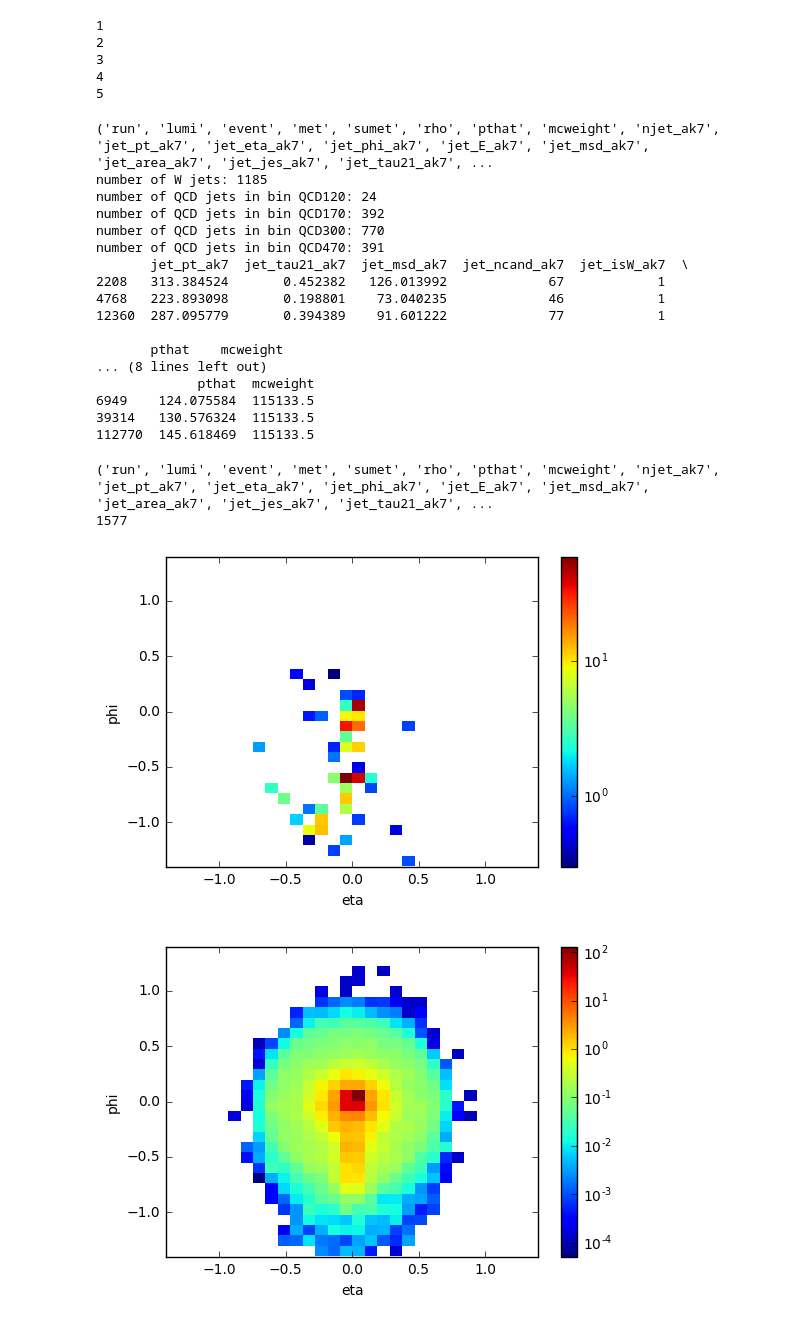
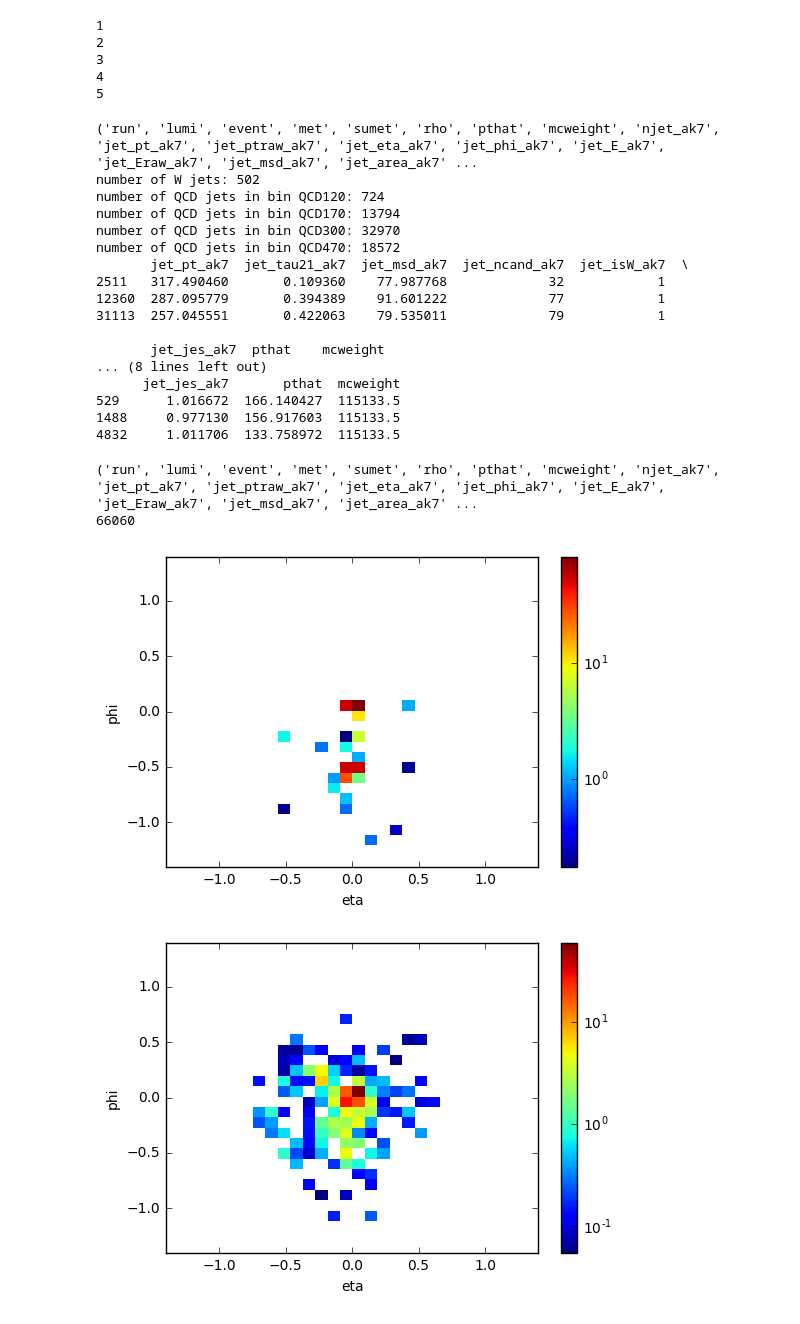
Before and after one commit to awhitbeck/scientific-python-hats, a Jupyter notebook: cms-open-data-ml/MLJEC@MCTruth.ipynb, the cells around one changed output. Saved outputs shown, nothing was run; the diff lists cells and outputs as text; code cells hidden in the pictures.

Commit message:
update to notebook to run image cnn with jec

```diff
--- a/cms-open-data-ml/MLJEC@MCTruth.ipynb
+++ b/cms-open-data-ml/MLJEC@MCTruth.ipynb
@@ -146,11 +156,11 @@ class JetImageGenerator(object):
 # %%
 # get input numpy arrays
 inputs = {}
-inputs['TT'] = glob.glob('output_TT/*job5*.npy')
-inputs['QCD120'] = glob.glob('output_QCD120/*job0*.npy')
-inputs['QCD170'] = glob.glob('output_QCD170/*job0*.npy')
-inputs['QCD300'] = glob.glob('output_QCD300/*job0*.npy')
-inputs['QCD470'] = glob.glob('output_QCD470/*job0*.npy')
+inputs['TT'] = glob.glob('output_TT/*job*.npy')
+inputs['QCD120'] = glob.glob('output_QCD120/*job*.npy')
+inputs['QCD170'] = glob.glob('output_QCD170/*job*.npy')
+inputs['QCD300'] = glob.glob('output_QCD300/*job*.npy')
+inputs['QCD470'] = glob.glob('output_QCD470/*job*.npy')
 
 list_params = {}
 params = {}
@@ -174,9 +184,9 @@ for key, input_files in inputs.iteritems():
 # convert to pandas dataframe
 df_dict = {}
 print params['TT'].dtype.names
-df_dict['TT'] = pd.DataFrame(params['TT'],columns=['jet_pt_ak7','jet_tau21_ak7','jet_msd_ak7','jet_ncand_ak7','jet_isW_ak7', 'pthat','mcweight'])
+df_dict['TT'] = pd.DataFrame(params['TT'],columns=['jet_pt_ak7','jet_tau21_ak7','jet_msd_ak7','jet_ncand_ak7','jet_isW_ak7', 'jet_jes_ak7', 'pthat','mcweight'])
 for QCDbin in ['QCD120','QCD170','QCD300','QCD470']:
-    df_dict[QCDbin] = pd.DataFrame(params[QCDbin],columns=['jet_pt_ak7','jet_tau21_ak7','jet_msd_ak7','jet_ncand_ak7','jet_isW_ak7', 'pthat','mcweight'])
+    df_dict[QCDbin] = pd.DataFrame(params[QCDbin],columns=['jet_pt_ak7','jet_tau21_ak7','jet_msd_ak7','jet_ncand_ak7','jet_isW_ak7', 'jet_jes_ak7', 'pthat','mcweight'])
 
 df_dict['TT'] = df_dict['TT'].drop_duplicates()
 df_dict['TT'] =  df_dict['TT'][(df_dict['TT'].jet_pt_ak7 > 200) & (df_dict['TT'].jet_pt_ak7 < 500) &  (df_dict['TT'].jet_isW_ak7==1)]
@@ -187,7 +197,7 @@ for QCDbin in ['QCD120','QCD170','QCD300','QCD470']:
     df_dict[QCDbin] = df_dict[QCDbin].drop_duplicates()
     df_dict[QCDbin] =  df_dict[QCDbin][(df_dict[QCDbin].jet_pt_ak7 > 200) & (df_dict[QCDbin].jet_pt_ak7 < 500) & (df_dict[QCDbin].jet_isW_ak7==0)]
     # take every 20th jet just to make the training faster and have a sample roughly the size of W jets
-    df_dict[QCDbin] = df_dict[QCDbin].iloc[::20, :]
+    #df_dict[QCDbin] = df_dict[QCDbin].iloc[::20, :]
 
 for QCDbin in ['QCD120','QCD170','QCD300','QCD470']:
     print 'number of QCD jets in bin %s: %i'%( QCDbin, len(df_dict[QCDbin]))
@@ -199,45 +209,45 @@ df = pd.concat([df_dict['TT'],df_dict['QCD']])
 print df_dict['TT'].iloc[:3]
 print df_dict['QCD'].iloc[:3]
 # %% [output]
-('run', 'lumi', 'event', 'met', 'sumet', 'rho', 'pthat', 'mcweight', 'njet_ak7', 'jet_pt_ak7', 'jet_eta_ak7', 'jet_phi_ak7', 'jet_E_ak7', 'jet_msd_ak7', 'jet_area_ak7', 'jet_jes_ak7', 'jet_tau21_ak7', ...
-number of W jets: 1185
-number of QCD jets in bin QCD120: 24
-number of QCD jets in bin QCD170: 392
-number of QCD jets in bin QCD300: 770
-number of QCD jets in bin QCD470: 391
+('run', 'lumi', 'event', 'met', 'sumet', 'rho', 'pthat', 'mcweight', 'njet_ak7', 'jet_pt_ak7', 'jet_ptraw_ak7', 'jet_eta_ak7', 'jet_phi_ak7', 'jet_E_ak7', 'jet_Eraw_ak7', 'jet_msd_ak7', 'jet_area_ak7' ...
+number of W jets: 502
+number of QCD jets in bin QCD120: 724
+number of QCD jets in bin QCD170: 13794
+number of QCD jets in bin QCD300: 32970
+number of QCD jets in bin QCD470: 18572
        jet_pt_ak7  jet_tau21_ak7  jet_msd_ak7  jet_ncand_ak7  jet_isW_ak7  \
-2208   313.384524       0.452382   126.013992             67            1
-4768   223.893098       0.198801    73.040235             46            1
+2511   317.490460       0.109360    77.987768             32            1
 12360  287.095779       0.394389    91.601222             77            1
+31113  257.045551       0.422063    79.535011             79            1
 
-       pthat    mcweight
+       jet_jes_ak7  pthat    mcweight
 ... (8 lines left out)
-             pthat  mcweight
-6949    124.075584  115133.5
-39314   130.576324  115133.5
-112770  145.618469  115133.5
+      jet_jes_ak7       pthat  mcweight
+529      1.016672  166.140427  115133.5
+1488     0.977130  156.917603  115133.5
+4832     1.011706  133.758972  115133.5
 # %%
 # now let's prepare some jet images
 print params['TT'].dtype.names
 
 df_dict_jet = {}
-df_dict_jet['TT'] = pd.DataFrame(params['TT'],columns=['run', 'lumi', 'event', 'met', 'sumet', 'rho', 'pthat', 'mcweight', 'njet_ak7', 'jet_pt_ak7', 'jet_eta_ak7', 'jet_phi_ak7', 'jet_E_ak7', 'jet_msd_ak7', 'jet_area_ak7', 'jet_jes_ak7', 'jet_tau21_ak7', 'jet_isW_ak7', 'jet_ncand_ak7','ak7pfcand_ijet'])
+df_dict_jet['TT'] = pd.DataFrame(params['TT'],columns=['run', 'lumi', 'event', 'met', 'sumet', 'rho', 'pthat', 'mcweight', 'njet_ak7', 'jet_pt_ak7', 'jet_eta_ak7',  'jet_phi_ak7', 'jet_E_ak7', 'jet_msd_ak7', 'jet_area_ak7', 'jet_tau21_ak7', 'jet_isW_ak7', 'jet_ncand_ak7','jet_jes_ak7','ak7pfcand_ijet'])
 df_dict_jet['TT'] = df_dict_jet['TT'].drop_duplicates()
 df_dict_jet['TT'] =  df_dict_jet['TT'][(df_dict_jet['TT'].jet_pt_ak7 > 200) & (df_dict_jet['TT'].jet_pt_ak7 < 500) &  (df_dict_jet['TT'].jet_isW_ak7==1)]
 
 df_dict_cand = {}
-df_dict_cand['TT'] = pd.DataFrame(params['TT'],columns=['event', 'jet_pt_ak7', 'jet_isW_ak7', 'ak7pfcand_pt', 'ak7pfcand_eta', 'ak7pfcand_phi', 'ak7pfcand_id', 'ak7pfcand_charge', 'ak7pfcand_ijet'])
+df_dict_cand['TT'] = pd.DataFrame(params['TT'],columns=['event', 'jet_pt_ak7', 'jet_isW_ak7','jet_jes_ak7',  'ak7pfcand_pt', 'ak7pfcand_eta', 'ak7pfcand_phi', 'ak7pfcand_id', 'ak7pfcand_charge', 'ak7pfcand_ijet'])
 df_dict_cand['TT'] =  df_dict_cand['TT'][(df_dict_cand['TT'].jet_pt_ak7 > 200) & (df_dict_cand['TT'].jet_pt_ak7 < 500) &  (df_dict_cand['TT'].jet_isW_ak7==1)]
 
 
 for QCDbin in ['QCD120','QCD170','QCD300','QCD470']:
-    df_dict_jet[QCDbin] = pd.DataFrame(params[QCDbin],columns=['run', 'lumi', 'event', 'met', 'sumet', 'rho', 'pthat', 'mcweight', 'njet_ak7', 'jet_pt_ak7', 'jet_eta_ak7', 'jet_phi_ak7', 'jet_E_ak7', 'jet_msd_ak7', 'jet_area_ak7', 'jet_jes_ak7', 'jet_tau21_ak7', 'jet_isW_ak7', 'jet_ncand_ak7','ak7pfcand_ijet'])
+    df_dict_jet[QCDbin] = pd.DataFrame(params[QCDbin],columns=['run', 'lumi', 'event', 'met', 'sumet', 'rho', 'pthat', 'mcweight', 'njet_ak7', 'jet_pt_ak7', 'jet_eta_ak7',  'jet_phi_ak7', 'jet_E_ak7', 'jet_msd_ak7', 'jet_area_ak7', 'jet_tau21_ak7', 'jet_isW_ak7', 'jet_ncand_ak7','jet_jes_ak7','ak7pfcand_ijet'])
     df_dict_jet[QCDbin] = df_dict_jet[QCDbin].drop_duplicates()
     df_dict_jet[QCDbin] =  df_dict_jet[QCDbin][(df_dict_jet[QCDbin].jet_pt_ak7 > 200) & (df_dict_jet[QCDbin].jet_pt_ak7 < 500) &  (df_dict_jet[QCDbin].jet_isW_ak7==0)]
     # take every 20th jet just to make the training faster and have a sample roughly the size of W jets
-    df_dict_jet[QCDbin] = df_dict_jet[QCDbin].iloc[::20, :]
+    #df_dict_jet[QCDbin] = df_dict_jet[QCDbin].iloc[::20, :]
 
-    df_dict_cand[QCDbin] = pd.DataFrame(params[QCDbin],columns=['event', 'jet_pt_ak7', 'jet_isW_ak7', 'ak7pfcand_pt', 'ak7pfcand_eta', 'ak7pfcand_phi', 'ak7pfcand_id', 'ak7pfcand_charge', 'ak7pfcand_ijet'])
+    df_dict_cand[QCDbin] = pd.DataFrame(params[QCDbin],columns=['event', 'jet_pt_ak7',  'jet_isW_ak7','jet_jes_ak7', 'ak7pfcand_pt', 'ak7pfcand_eta', 'ak7pfcand_phi', 'ak7pfcand_id', 'ak7pfcand_charge', 'ak7pfcand_ijet'])
     df_dict_cand[QCDbin] =  df_dict_cand[QCDbin][(df_dict_cand[QCDbin].jet_pt_ak7 > 200) & (df_dict_cand[QCDbin].jet_pt_ak7 < 500) &  (df_dict_cand[QCDbin].jet_isW_ak7==0)]
 
 df_dict_jet['QCD'] = pd.concat([df_dict_jet['QCD120'],df_dict_jet['QCD170'],df_dict_jet['QCD300'],df_dict_jet['QCD470']])
@@ -245,8 +255,8 @@ df_dict_cand['QCD'] = pd.concat([df_dict_cand['QCD120'],df_dict_cand['QCD170'],d
 
 print len(df_dict_jet['QCD'])
 # %% [output]
-('run', 'lumi', 'event', 'met', 'sumet', 'rho', 'pthat', 'mcweight', 'njet_ak7', 'jet_pt_ak7', 'jet_eta_ak7', 'jet_phi_ak7', 'jet_E_ak7', 'jet_msd_ak7', 'jet_area_ak7', 'jet_jes_ak7', 'jet_tau21_ak7', ...
-1577
+('run', 'lumi', 'event', 'met', 'sumet', 'rho', 'pthat', 'mcweight', 'njet_ak7', 'jet_pt_ak7', 'jet_ptraw_ak7', 'jet_eta_ak7', 'jet_phi_ak7', 'jet_E_ak7', 'jet_Eraw_ak7', 'jet_msd_ak7', 'jet_area_ak7' ...
+66060
 # %%
 # rotation + (possible) reflection needed later
 def rotate_and_reflect(x,y,w):
@@ -369,11 +379,11 @@ def plotJet(process='TT',njets_to_plot=-1):
 # %%
 plotJet(process='TT',njets_to_plot=1)
 # %% [output]
-[figure, old version]
+[figure, new version]
 # %%
-plotJet('QCD',-1)
+plotJet('QCD',5)
 # %% [output]
-[figure, old version]
+[figure, new version]
 # %%
 # Model
 def build_conv_model():
```
Also changed, not shown: parts of 5 cells of this notebook.
